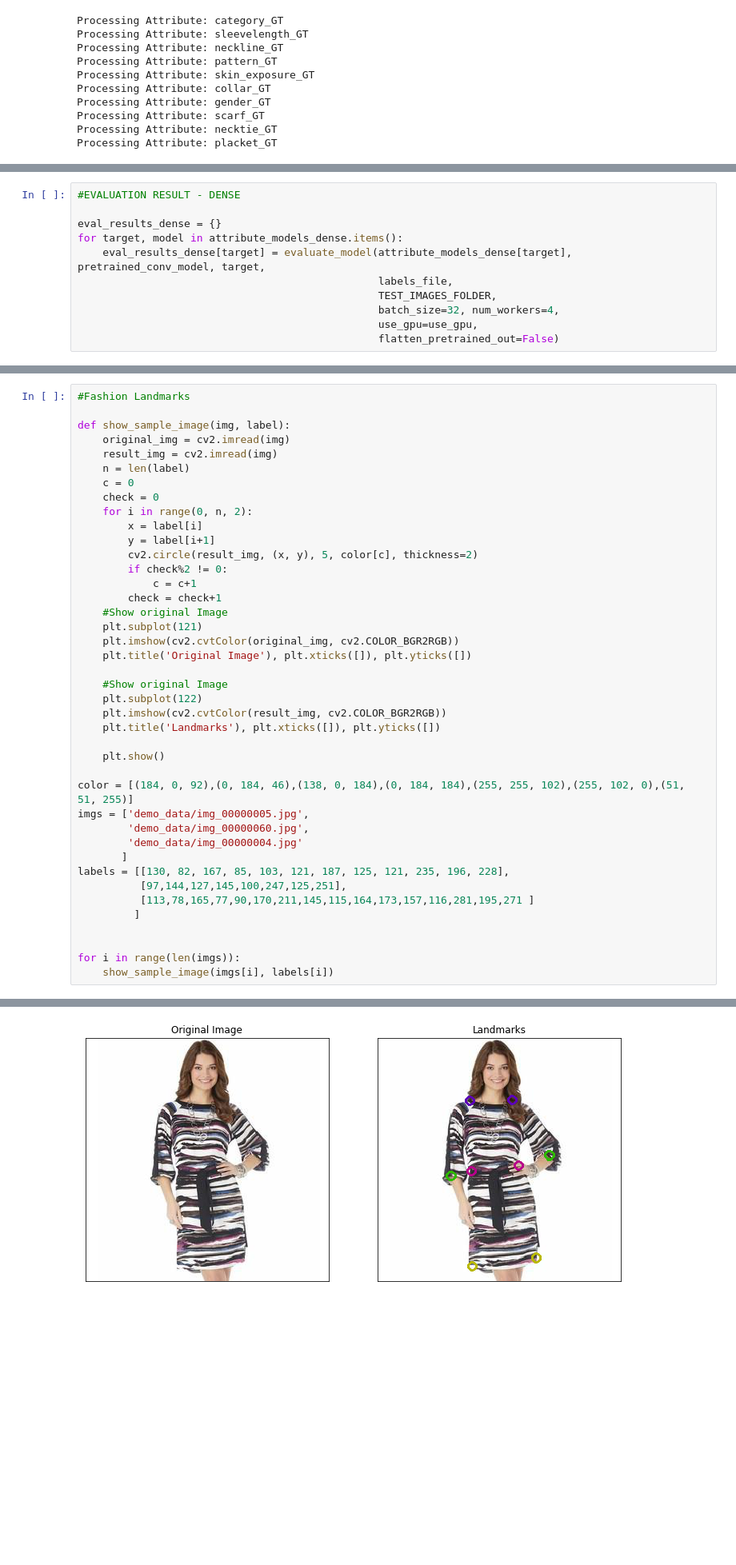
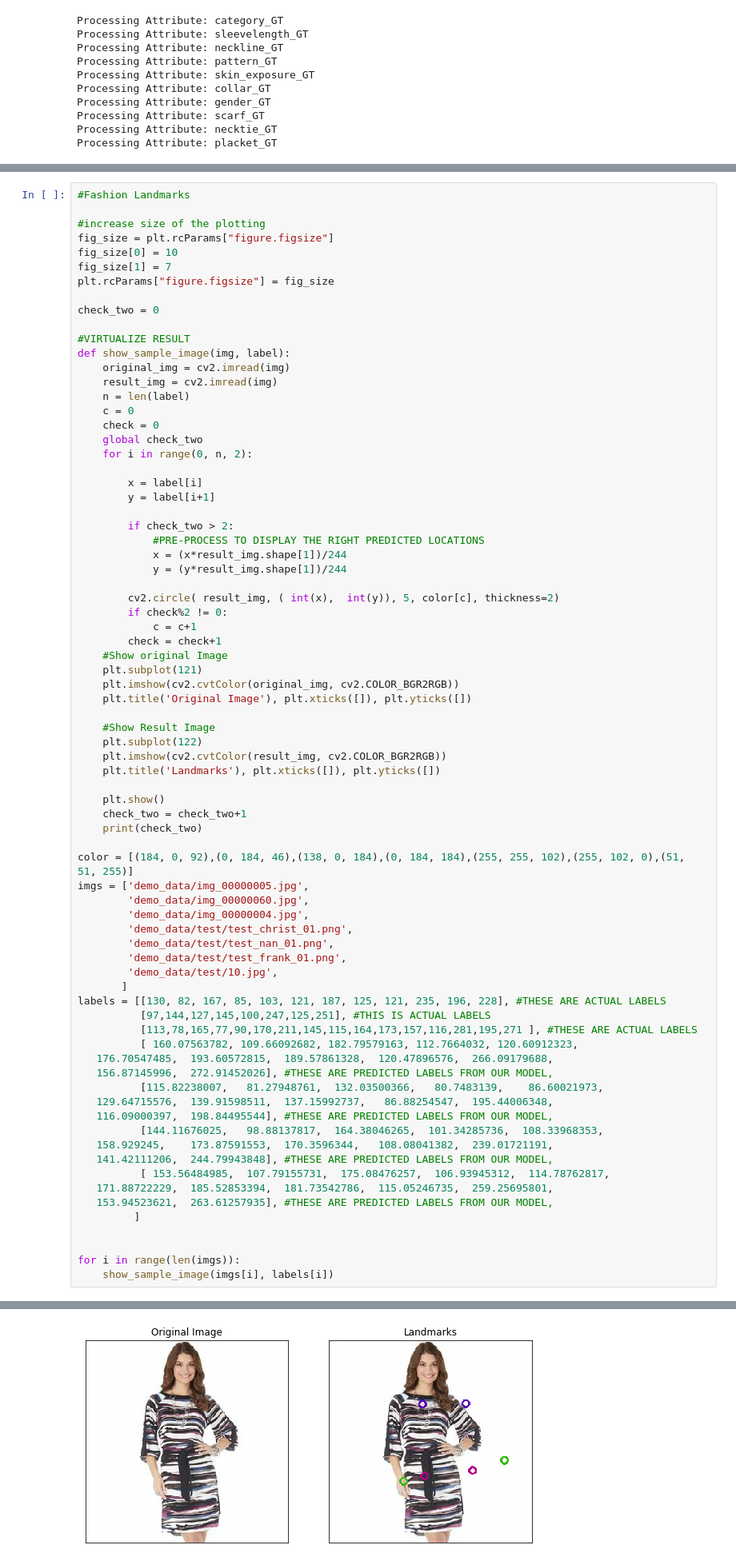
Before and after one commit to cs519/Machine-Eye-For-Fashion, a Jupyter notebook: Demo.ipynb, the cells around one changed output, grey strips where cells are left out. Shown at 80% size. Saved outputs shown, nothing was run; the diff lists cells and outputs as text; blank space fills up the shorter version.

Commit message:
Add demo

```diff
--- a/Demo.ipynb
+++ b/Demo.ipynb
@@ -198,12 +203 @@ Accuracy: 18.75%
 <matplotlib.figure.Figure at 0x...>
-# %%
-#EVALUATION RESULT - DENSE
-
-eval_results_dense = {}
-for target, model in attribute_models_dense.items():
-    eval_results_dense[target] = evaluate_model(attribute_models_dense[target], pretrained_conv_model, target,
-                                                labels_file,
-                                                TEST_IMAGES_FOLDER,
-                                                batch_size=32, num_workers=4,
-                                                use_gpu=use_gpu,
-                                                flatten_pretrained_out=False)
@@ -447,16 +435,33 @@ Use ``skimage.transform.resize`` instead.
 # %%
 #Fashion Landmarks
 
+#increase size of the plotting
+fig_size = plt.rcParams["figure.figsize"]
+fig_size[0] = 10
+fig_size[1] = 7
+plt.rcParams["figure.figsize"] = fig_size
+
+check_two = 0
+
+#VIRTUALIZE RESULT
 def show_sample_image(img, label):
     original_img = cv2.imread(img)
     result_img = cv2.imread(img)
     n = len(label)
     c = 0
     check = 0
+    global check_two
     for i in range(0, n, 2):
+
         x = label[i]
         y = label[i+1]
-        cv2.circle(result_img, (x, y), 5, color[c], thickness=2)
+
+        if check_two > 2:
+            #PRE-PROCESS TO DISPLAY THE RIGHT PREDICTED LOCATIONS
+            x = (x*result_img.shape[1])/244
+            y = (y*result_img.shape[1])/244
+
+        cv2.circle( result_img, ( int(x),  int(y)), 5, color[c], thickness=2)
         if check%2 != 0:
             c = c+1
         check = check+1
@@ -465,21 +470,39 @@ def show_sample_image(img, label):
     plt.imshow(cv2.cvtColor(original_img, cv2.COLOR_BGR2RGB))
     plt.title('Original Image'), plt.xticks([]), plt.yticks([])
 
-    #Show original Image
+    #Show Result Image
     plt.subplot(122)
     plt.imshow(cv2.cvtColor(result_img, cv2.COLOR_BGR2RGB))
     plt.title('Landmarks'), plt.xticks([]), plt.yticks([])
 
     plt.show()
+    check_two = check_two+1
+    print(check_two)
 
 color = [(184, 0, 92),(0, 184, 46),(138, 0, 184),(0, 184, 184),(255, 255, 102),(255, 102, 0),(51, 51, 255)]
 imgs = ['demo_data/img_00000005.jpg',
         'demo_data/img_00000060.jpg',
-        'demo_data/img_00000004.jpg'
+        'demo_data/img_00000004.jpg',
+        'demo_data/test/test_christ_01.png',
+        'demo_data/test/test_nan_01.png',
+        'demo_data/test/test_frank_01.png',
+        'demo_data/test/10.jpg',
        ]
-labels = [[130, 82, 167, 85, 103, 121, 187, 125, 121, 235, 196, 228],
-          [97,144,127,145,100,247,125,251],
-          [113,78,165,77,90,170,211,145,115,164,173,157,116,281,195,271 ]
+labels = [[130, 82, 167, 85, 103, 121, 187, 125, 121, 235, 196, 228], #THESE ARE ACTUAL LABELS
+          [97,144,127,145,100,247,125,251], #THIS IS ACTUAL LABELS
+          [113,78,165,77,90,170,211,145,115,164,173,157,116,281,195,271 ], #THESE ARE ACTUAL LABELS
+          [ 160.07563782, 109.66092682, 182.79579163, 112.7664032, 120.60912323,
+   176.70547485,  193.60572815,  189.57861328,  120.47896576,  266.09179688,
+   156.87145996,  272.91452026], #THESE ARE PREDICTED LABELS FROM OUR MODEL,
+          [115.82238007,   81.27948761,  132.03500366,   80.7483139,    86.60021973,
+   129.64715576,  139.91598511,  137.15992737,   86.88254547,  195.44006348,
+   116.09000397,  198.84495544], #THESE ARE PREDICTED LABELS FROM OUR MODEL,
+          [144.11676025,   98.88137817,  164.38046265,  101.34285736,  108.33968353,
+   158.929245,    173.87591553,  170.3596344,   108.08041382,  239.01721191,
+   141.42111206,  244.79943848], #THESE ARE PREDICTED LABELS FROM OUR MODEL,
+          [ 153.56484985,  107.79155731,  175.08476257,  106.93945312,  114.78762817,
+   171.88722229,  185.52853394,  181.73542786,  115.05246735,  259.25695801,
+   153.94523621,  263.61257935], #THESE ARE PREDICTED LABELS FROM OUR MODEL,
          ]
 
 
@@ -491 +516 @@ for i in range(len(imgs)):
-[figure, old version]
+[figure, new version]
```
Also changed, not shown: parts of 9 cells of this notebook, 1 other file.
